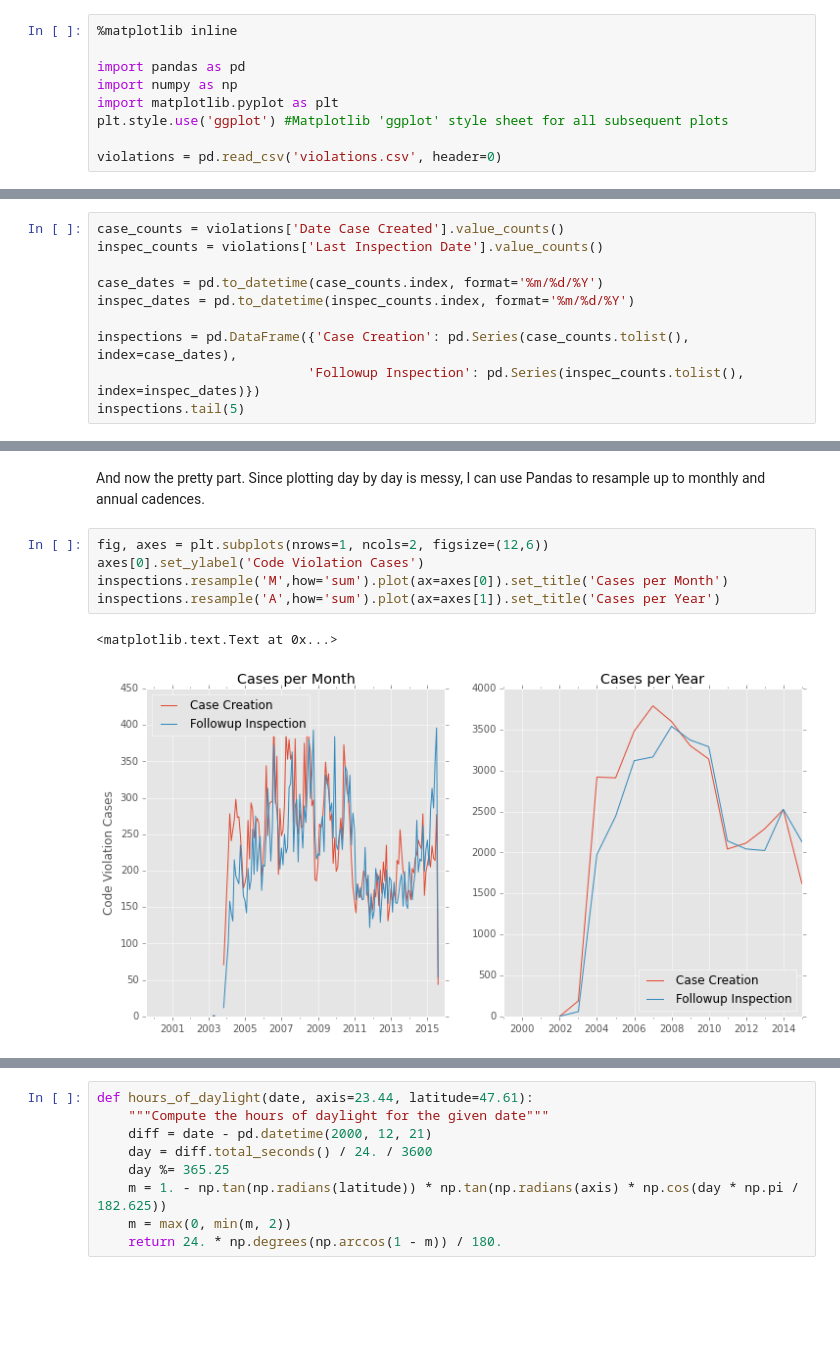
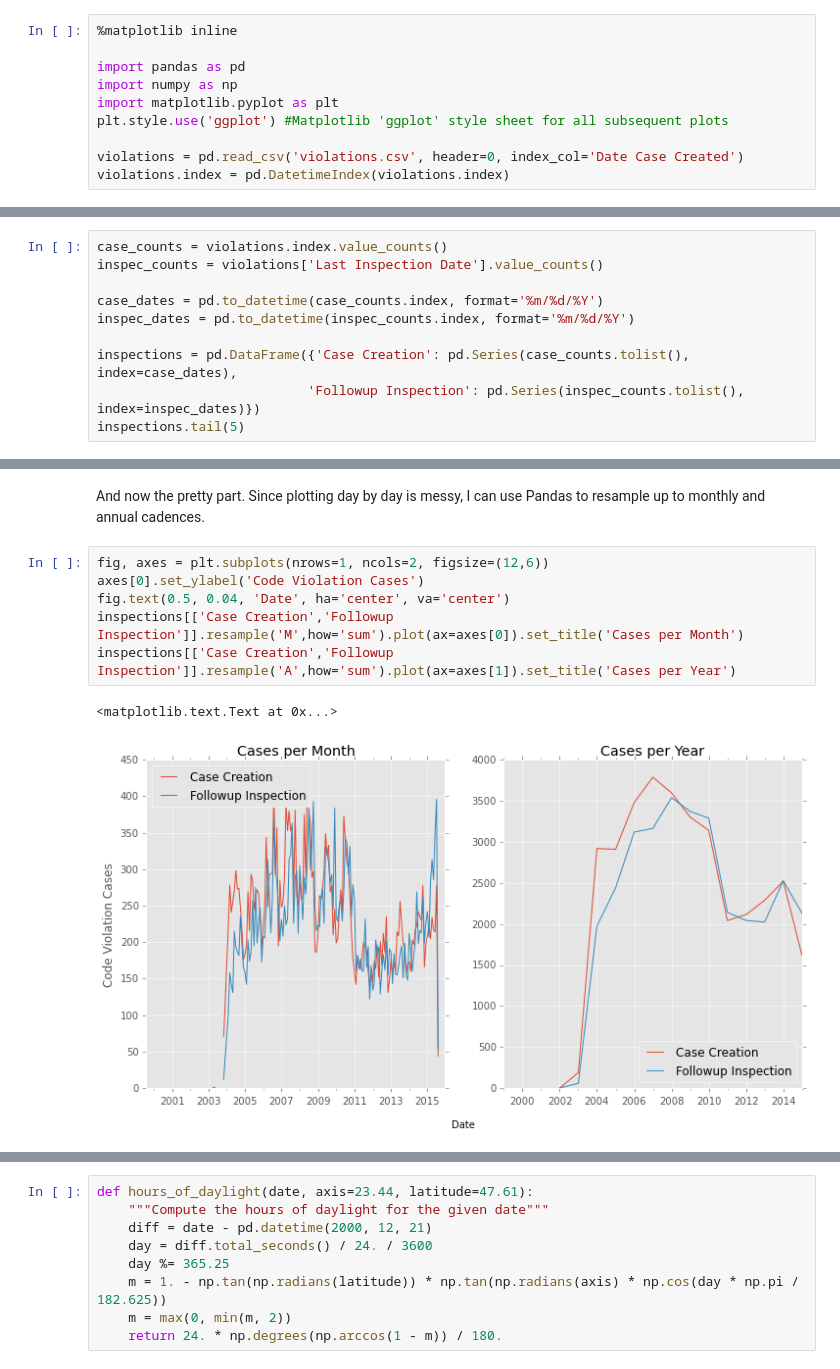
Before and after one commit to RaySSharma/code-violations-seattle, a Jupyter notebook: CodeViolationsSeattle.ipynb, the cells around one changed output, grey strips where cells are left out. Drawn from its saved outputs; the diff is of its cells as text; blank space fills up the shorter version.

Commit message:
Progressed writeup, cleaned up datetime slicing and plots

```diff
--- a/CodeViolationsSeattle.ipynb
+++ b/CodeViolationsSeattle.ipynb
@@ -27,7 +27,8 @@ import numpy as np
 import matplotlib.pyplot as plt
 plt.style.use('ggplot') #Matplotlib 'ggplot' style sheet for all subsequent plots
 
-violations = pd.read_csv('violations.csv', header=0)
+violations = pd.read_csv('violations.csv', header=0, index_col='Date Case Created')
+violations.index = pd.DatetimeIndex(violations.index)
 # %% [markdown]
 Here are all the code violation cases submitted to the city. These are complaints that were initially issued by residents and may or may not have been followed up on.
 # %%
@@ -65,7 +66,7 @@ Each piece of data consists of the type of violation, the location at which the
 
 A good way to visualize this data is to setup a timeseries of it, which Pandas is perfect for. At a first glance, the dates on which cases are created aren't regular, and neither are the dates where agents followup on those cases. By counting up all of the cases created/inspected on a given day, I can create a timeseries over the 10 years. Pandas dataframes offer a very convenient way of compiling the two timeseries.
 # %%
-case_counts = violations['Date Case Created'].value_counts()
+case_counts = violations.index.value_counts()
 inspec_counts = violations['Last Inspection Date'].value_counts()
 
 case_dates = pd.to_datetime(case_counts.index, format='%m/%d/%Y')
@@ -90,9 +91,10 @@ And now the pretty part. Since plotting day by day is messy, I can use Pandas to
 # %%
 fig, axes = plt.subplots(nrows=1, ncols=2, figsize=(12,6))
 axes[0].set_ylabel('Code Violation Cases')
-inspections.resample('M',how='sum').plot(ax=axes[0]).set_title('Cases per Month')
-inspections.resample('A',how='sum').plot(ax=axes[1]).set_title('Cases per Year')
+fig.text(0.5, 0.04, 'Date', ha='center', va='center')
+inspections[['Case Creation','Followup Inspection']].resample('M',how='sum').plot(ax=axes[0]).set_title('Cases per Month')
+inspections[['Case Creation','Followup Inspection']].resample('A',how='sum').plot(ax=axes[1]).set_title('Cases per Year')
 # %% [output]
 <matplotlib.text.Text at 0x...>
-[figure, old version]
+[figure, new version]
 # %% [markdown]
```
Also changed, not shown: parts of 42 cells of this notebook.
